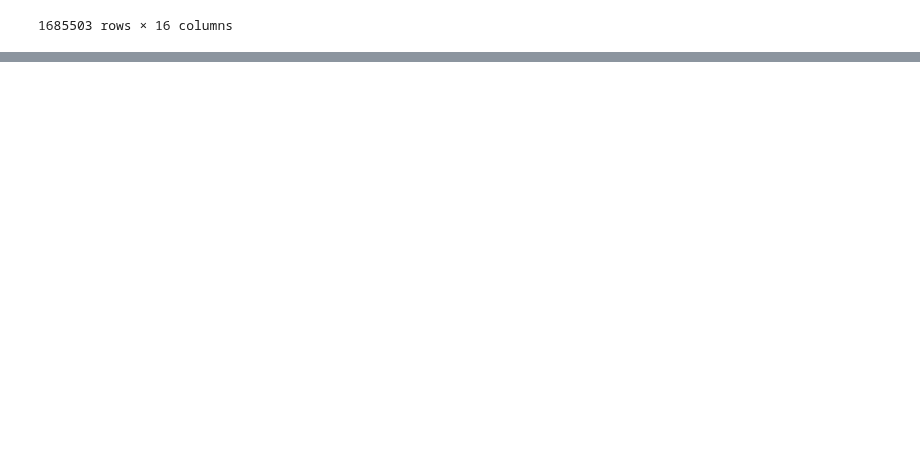
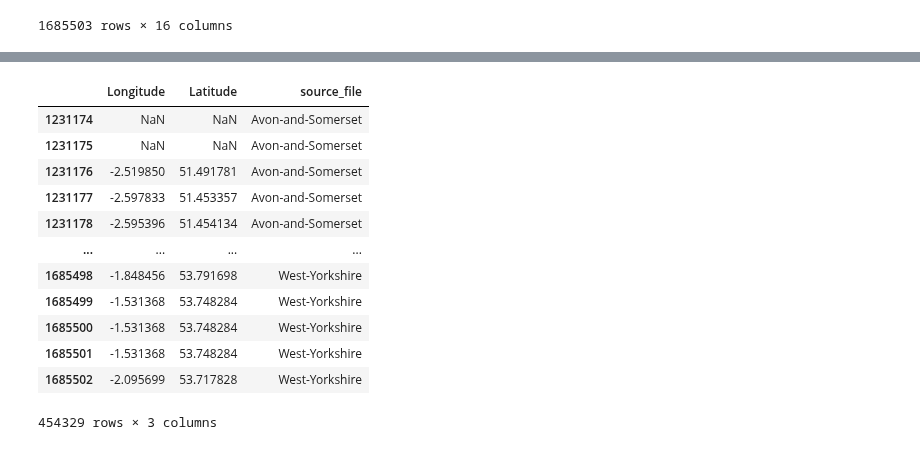
Before and after one commit to KofiBartonByfield/Dissertation, a Jupyter notebook: Code/Data Collection/pre_analysis.ipynb, the cells around one changed output, grey strips where cells are left out. Drawn from its saved outputs; the diff is of its cells as text; code cells hidden in the pictures; blank space fills up the shorter version.

```diff
--- a/Code/Data Collection/pre_analysis.ipynb
+++ b/Code/Data Collection/pre_analysis.ipynb
@@ -233,0 +257,18 @@ ethnic#[ethnic['location'] == 'Greater London']
+# %%
+stops_df = stops_df[['Longitude', 'Latitude', 'source_file']]
+
+stops_df
+# %% [output]
+|  | Longitude | Latitude | source_file |
+| 1231174 | NaN | NaN | Avon-and-Somerset |
+| 1231175 | NaN | NaN | Avon-and-Somerset |
+| 1231176 | -2.519850 | 51.491781 | Avon-and-Somerset |
+| 1231177 | -2.597833 | 51.453357 | Avon-and-Somerset |
+| 1231178 | -2.595396 | 51.454134 | Avon-and-Somerset |
+| ... | ... | ... | ... |
+| 1685498 | -1.848456 | 53.791698 | West-Yorkshire |
+| 1685499 | -1.531368 | 53.748284 | West-Yorkshire |
+| 1685500 | -1.531368 | 53.748284 | West-Yorkshire |
+| 1685501 | -1.531368 | 53.748284 | West-Yorkshire |
+| 1685502 | -2.095699 | 53.717828 | West-Yorkshire |
+454329 rows × 3 columns
```
Also changed, not shown: parts of 13 cells of this notebook.
